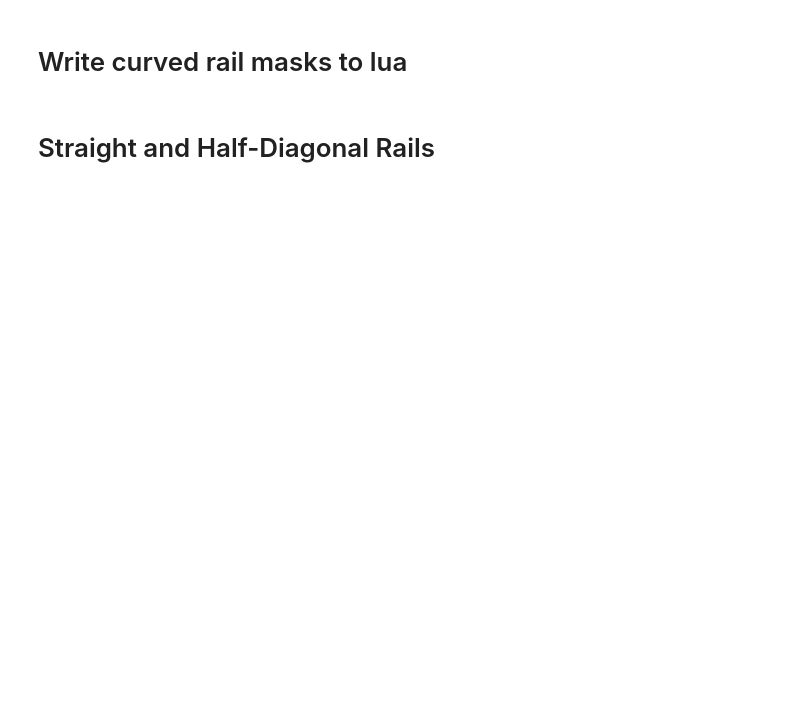
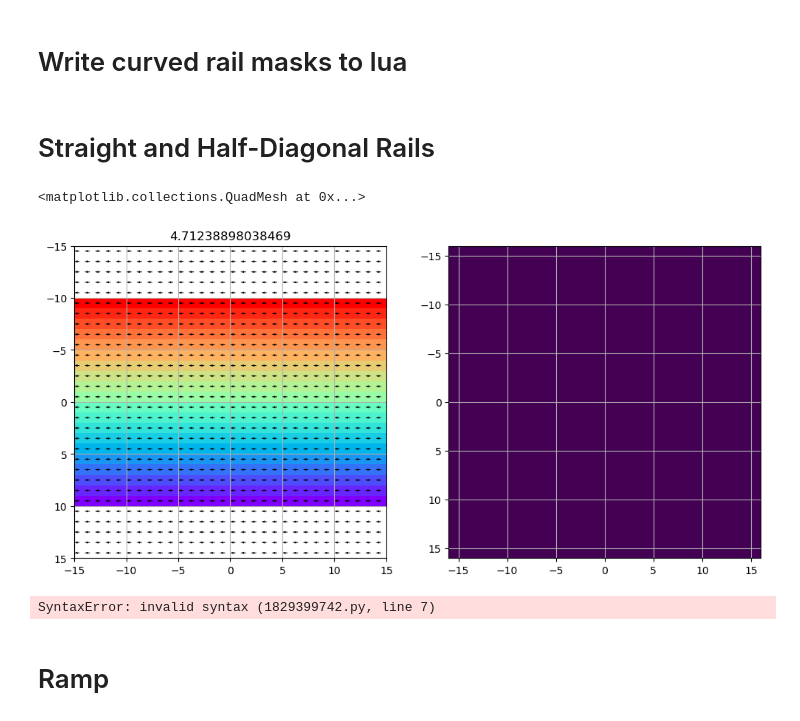
Before and after one commit to R3CONN3R/RailBow, a Jupyter notebook: python_scripts/RailBowMasks.ipynb, the cells around one changed output. Drawn from its saved outputs; the diff is of its cells as text; code cells hidden in the pictures; blank space fills up the shorter version.

Commit message:
ramp

```diff
--- a/python_scripts/RailBowMasks.ipynb
+++ b/python_scripts/RailBowMasks.ipynb
@@ -240,32 +250,35 @@ def straight_rail_mask_generator(width, angle, overlap_whitelist):
     data['coords'] = (x2, y2)
     return data
 # %%
-angle = 1*np.pi / 8
-width = 5**0.5
-data = straight_rail_mask_generator(width, angle, [2,3])
+angle = 3*np.pi /2
+width = 16
+data = straight_rail_mask_generator(width, angle, [3])
 x_, y_ = data['coords']
 d_ = data['distance_mask']
 overlap = data['overlap']
 normals_ = data['normals']
 
 
 fig, axs = plt.subplots(1,2, figsize=(12, 12))
 for ax in axs:
     ax.set_aspect('equal')
     ax.grid()
     ax.invert_yaxis()
 
 ax = axs[0]
 ax.pcolormesh(x_, y_, d_, cmap='rainbow')
 ax.set_title(f'{angle}')
 
 ax.quiver(x_, y_, normals_[0], normals_[1], color='black')
 ax.set_xlim(-15, 15)
 ax.set_ylim(15, -15)
 
 
 ax = axs[1]
 ax.pcolormesh(x_, y_, overlap, cmap='viridis')
+# %% [output]
+<matplotlib.collections.QuadMesh at 0x...>
+[figure, added]
 # %%
 straight_data = []
 straight_data.append(straight_rail_mask_generator(1, 0, [3]))
@@ -273,10 +286,12 @@ straight_data.append(straight_rail_mask_generator(2**0.5, np.pi/4, [3]))
 straight_data.append(straight_rail_mask_generator(1, np.pi/2, [3]))
 straight_data.append(straight_rail_mask_generator(2**0.5, 3*np.pi/4, [3]))
 
-straight_rail_directions = [0, 2, 4, 6]c
+straight_rail_directions = [0, 2, 4, 6]
 straght_rail_flipping = [True, False, True, False]
 mask_dict_straight = construct_mask_dict(straight_rail_directions, straght_rail_flipping, straight_data)
 mask_dict_to_lua(mask_dict_straight, directory + 'straight_rail.lua')
+# %% [output]
+SyntaxError: invalid syntax (1829399742.py, line 7)
 # %%
 half_diagonal_data = []
 filters = [1, 2, 3]
@@ -289,3 +304,5 @@ half_diagonal_directions = [0, 2, 4, 6]
 half_diagonal_rail_flipping = [False, False, True, False]
 mask_dict_half_diagonal = construct_mask_dict(half_diagonal_directions, half_diagonal_rail_flipping, half_diagonal_data)
 mask_dict_to_lua(mask_dict_half_diagonal, directory + 'half_diagonal_rail.lua')
+# %% [markdown]
+# Ramp
```
Also changed, not shown: parts of 5 cells of this notebook, 1 other file.
